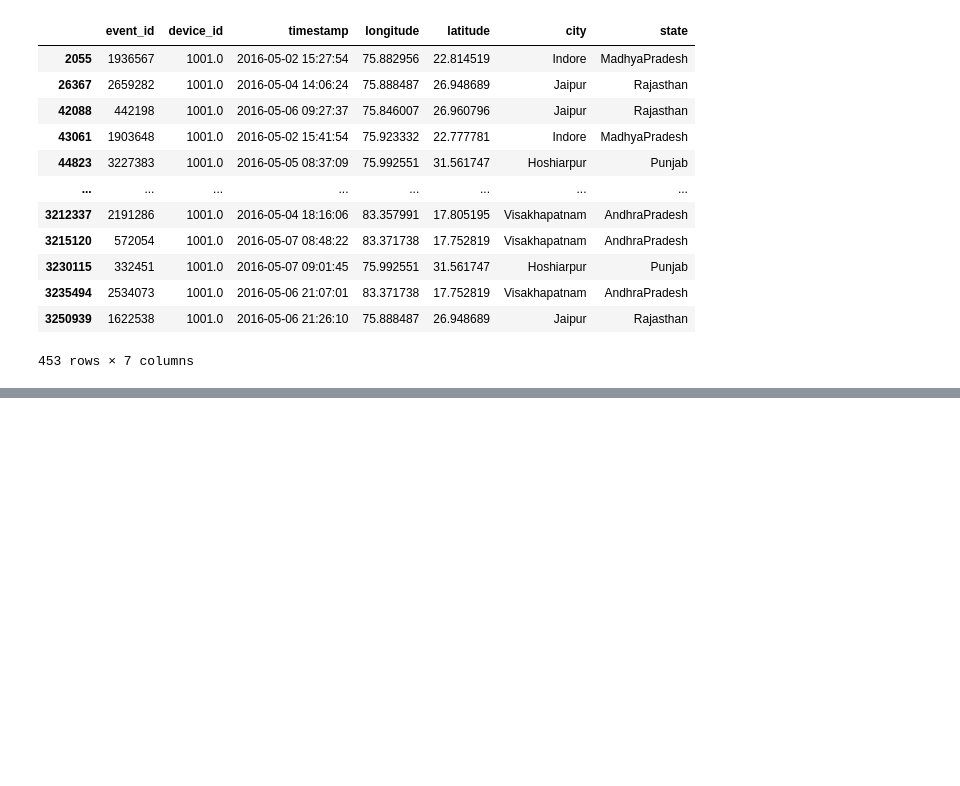
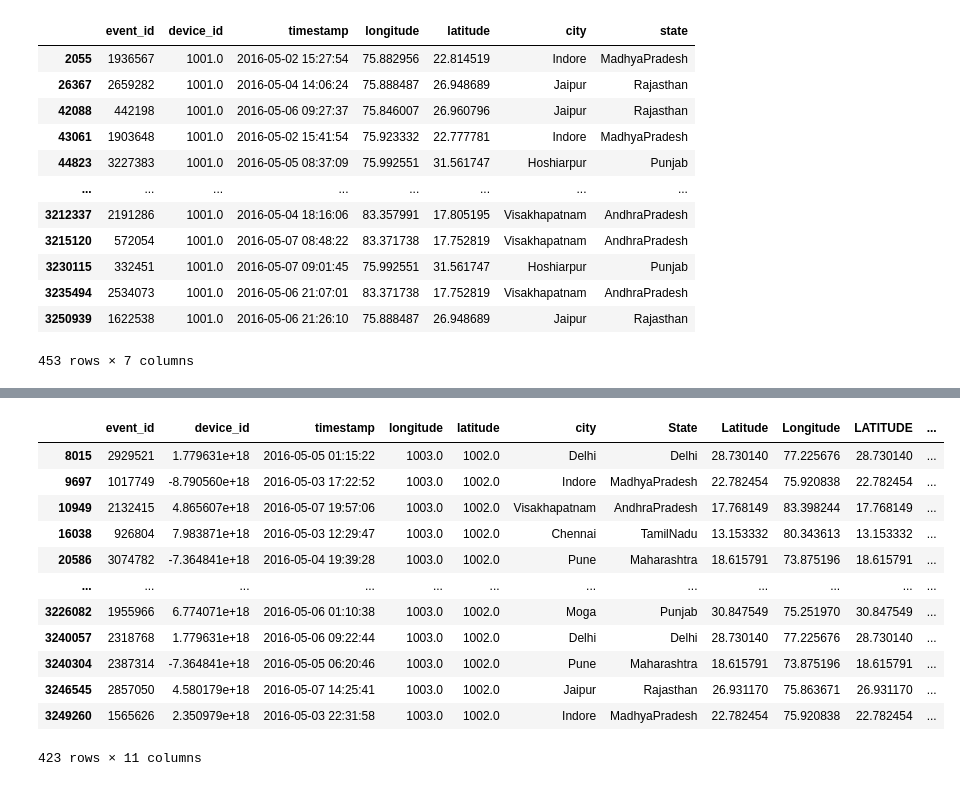
Before and after one commit to pathakchiranjit/Capstone_CDF_April21, a Jupyter notebook: CDF_projects_1004.ipynb, the cells around one changed output, grey strips where cells are left out. Saved outputs shown, nothing was run; the diff lists cells and outputs as text; code cells hidden in the pictures; blank space fills up the shorter version.

```diff
--- a/CDF_projects_1004.ipynb
+++ b/CDF_projects_1004.ipynb
@@ -322,0 +3388,3 @@ df1[df1.device_id==1001]
+# %%
+project_df['latitude'].fillna(1002, inplace = True)
+project_df['longitude'].fillna(1003, inplace = True)
@@ -322,0 +3407,18 @@ df1[df1.device_id==1001]
+# %%
+def latmis(row):
+    if row['latitude']== 1002:
+        val = row['Latitude']
+    else:
+        val = row['latitude']
+    return val
+# %%
+def longmis(row):
+    if row['longitude']== 1003:
+        val = row['Longitude']
+    else:
+        val = row['longitude']
+    return val
+# %%
+project_df['LATITUDE'] = project_df.apply(latmis, axis=1)
+project_df['LONGITUDE'] = project_df.apply(longmis, axis=1)
+project_df.head()
@@ -322,0 +3432,16 @@ df1[df1.device_id==1001]
+# %%
+project_df[project_df.latitude==1002]
+# %% [output]
+|  | event_id | device_id | timestamp | longitude | latitude | city | State | Latitude | Longitude | LATITUDE | ... |
+| 8015 | 2929521 | 1.779631e+18 | 2016-05-05 01:15:22 | 1003.0 | 1002.0 | Delhi | Delhi | 28.730140 | 77.225676 | 28.730140 | ... |
+| 9697 | 1017749 | -8.790560e+18 | 2016-05-03 17:22:52 | 1003.0 | 1002.0 | Indore | MadhyaPradesh | 22.782454 | 75.920838 | 22.782454 | ... |
+| 10949 | 2132415 | 4.865607e+18 | 2016-05-07 19:57:06 | 1003.0 | 1002.0 | Visakhapatnam | AndhraPradesh | 17.768149 | 83.398244 | 17.768149 | ... |
+| 16038 | 926804 | 7.983871e+18 | 2016-05-03 12:29:47 | 1003.0 | 1002.0 | Chennai | TamilNadu | 13.153332 | 80.343613 | 13.153332 | ... |
+| 20586 | 3074782 | -7.364841e+18 | 2016-05-04 19:39:28 | 1003.0 | 1002.0 | Pune | Maharashtra | 18.615791 | 73.875196 | 18.615791 | ... |
+| ... | ... | ... | ... | ... | ... | ... | ... | ... | ... | ... | ... |
+| 3226082 | 1955966 | 6.774071e+18 | 2016-05-06 01:10:38 | 1003.0 | 1002.0 | Moga | Punjab | 30.847549 | 75.251970 | 30.847549 | ... |
+| 3240057 | 2318768 | 1.779631e+18 | 2016-05-06 09:22:44 | 1003.0 | 1002.0 | Delhi | Delhi | 28.730140 | 77.225676 | 28.730140 | ... |
+| 3240304 | 2387314 | -7.364841e+18 | 2016-05-05 06:20:46 | 1003.0 | 1002.0 | Pune | Maharashtra | 18.615791 | 73.875196 | 18.615791 | ... |
+| 3246545 | 2857050 | 4.580179e+18 | 2016-05-07 14:25:41 | 1003.0 | 1002.0 | Jaipur | Rajasthan | 26.931170 | 75.863671 | 26.931170 | ... |
+| 3249260 | 1565626 | 2.350979e+18 | 2016-05-03 22:31:58 | 1003.0 | 1002.0 | Indore | MadhyaPradesh | 22.782454 | 75.920838 | 22.782454 | ... |
+423 rows × 11 columns
```
Also changed, not shown: parts of 48 cells of this notebook.
